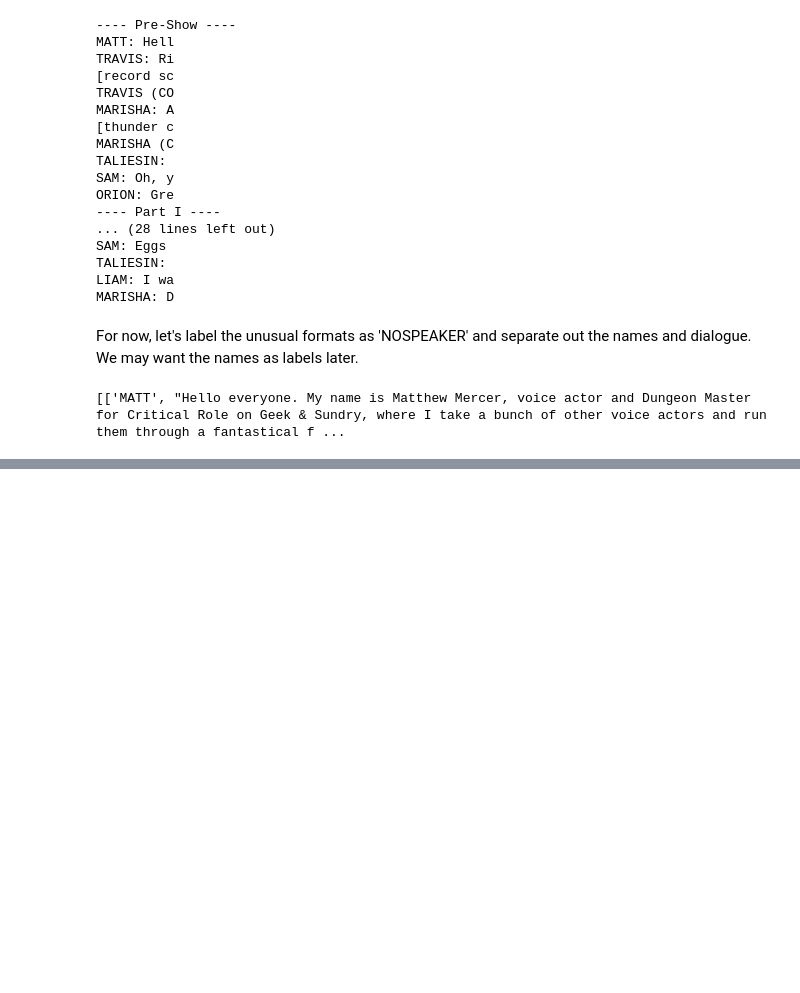
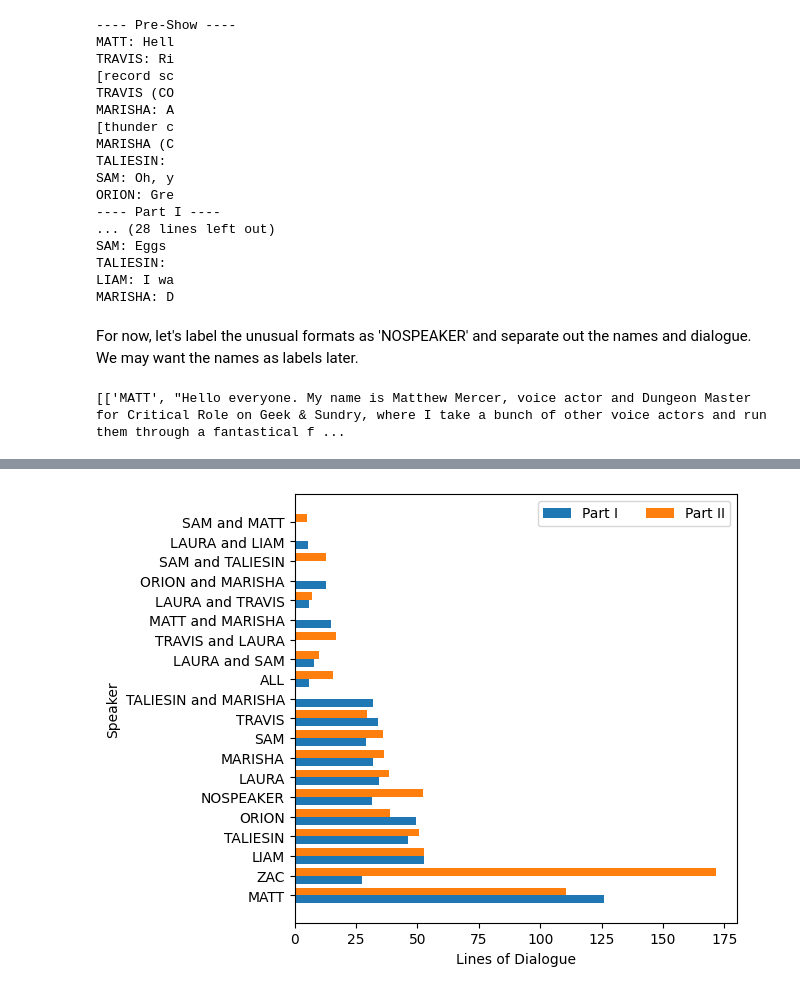
Before and after one commit to wmchad/CritRoleAI, a Jupyter notebook: notebooks/data_prep/01_learning_to_download_data.ipynb, the cells around one changed output, grey strips where cells are left out. Saved outputs shown, nothing was run; the diff lists cells and outputs as text; code cells hidden in the pictures; blank space fills up the shorter version.

```diff
--- a/notebooks/data_prep/01_learning_to_download_data.ipynb
+++ b/notebooks/data_prep/01_learning_to_download_data.ipynb
@@ -104,0 +219,4 @@ Counter({'MATT': 367, 'LAURA': 150, 'SAM': 115, 'MARISHA': 94, 'ORION': 93, 'TRA
+# %%
+main_transcript['linelength'] = [len(x) for x in main_transcript['line']]
+main_summary2 = main_transcript.groupby(['section', 'speaker'], as_index = False).agg({'linelength': 'mean'})
+main_summary2
@@ -104,0 +241,23 @@ Counter({'MATT': 367, 'LAURA': 150, 'SAM': 115, 'MARISHA': 94, 'ORION': 93, 'TRA
+# %%
+main_summary_wide2 = main_summary2.pivot(index = 'speaker', columns = 'section', values = 'linelength').fillna(0)
+main_summary_wide2 = main_summary_wide2.sort_index(key = main_summary_wide2.sum(1).get, ascending = False)
+# %%
+x          = np.arange(len(main_summary_wide2))  # the label locations
+width      = 0.4  # the width of the bars
+multiplier = 0
+
+fig, ax = plt.subplots(layout='constrained')
+for sec in ['Part I', 'Part II']:
+    ax.barh(x + width * multiplier, main_summary_wide2[sec], width, label = sec)
+    multiplier = 1
+
+# Add some text for labels, title and custom x-axis tick labels, etc.
+ax.set_xlabel('Lines of Dialogue')
+ax.set_ylabel('Speaker')
+ax.set_yticks(x + width / 2, main_summary_wide2.index)
+ax.legend(loc='upper right', ncols=3)
+#ax.set_ylim(0, 250)
+
+plt.show()
+# %% [output]
+[figure, added]
```
Also changed, not shown: parts of 18 cells of this notebook.
